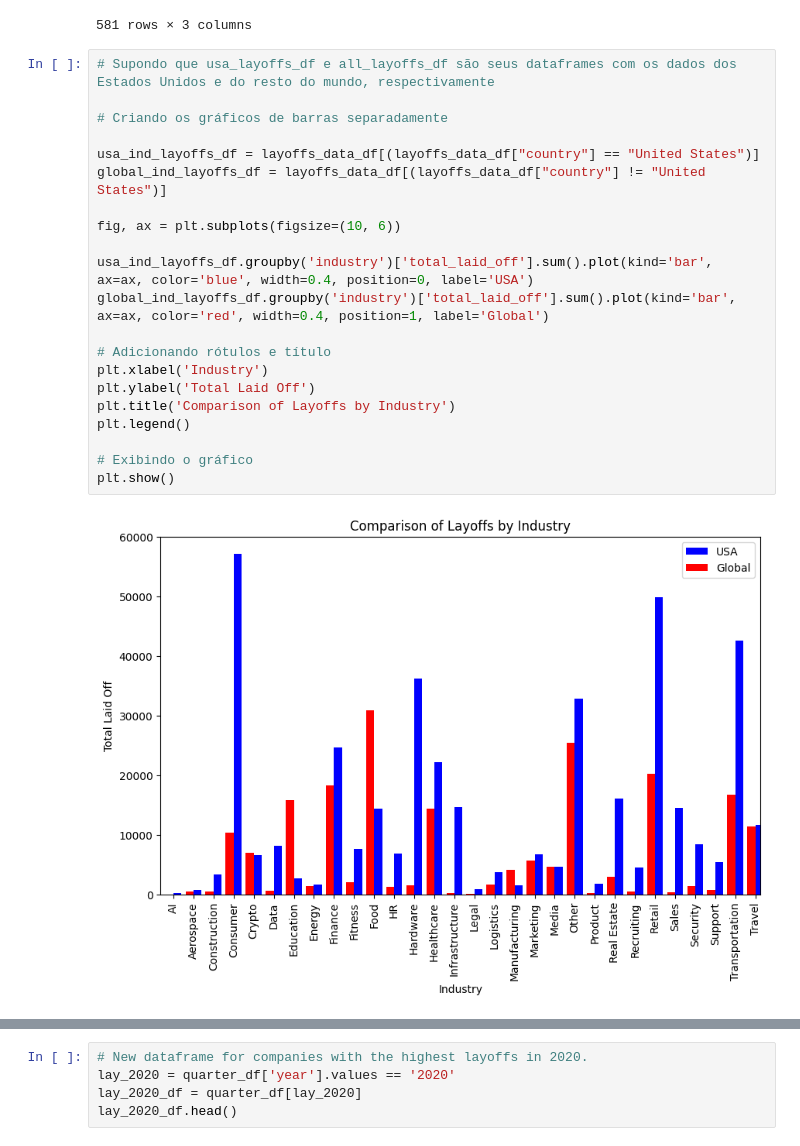
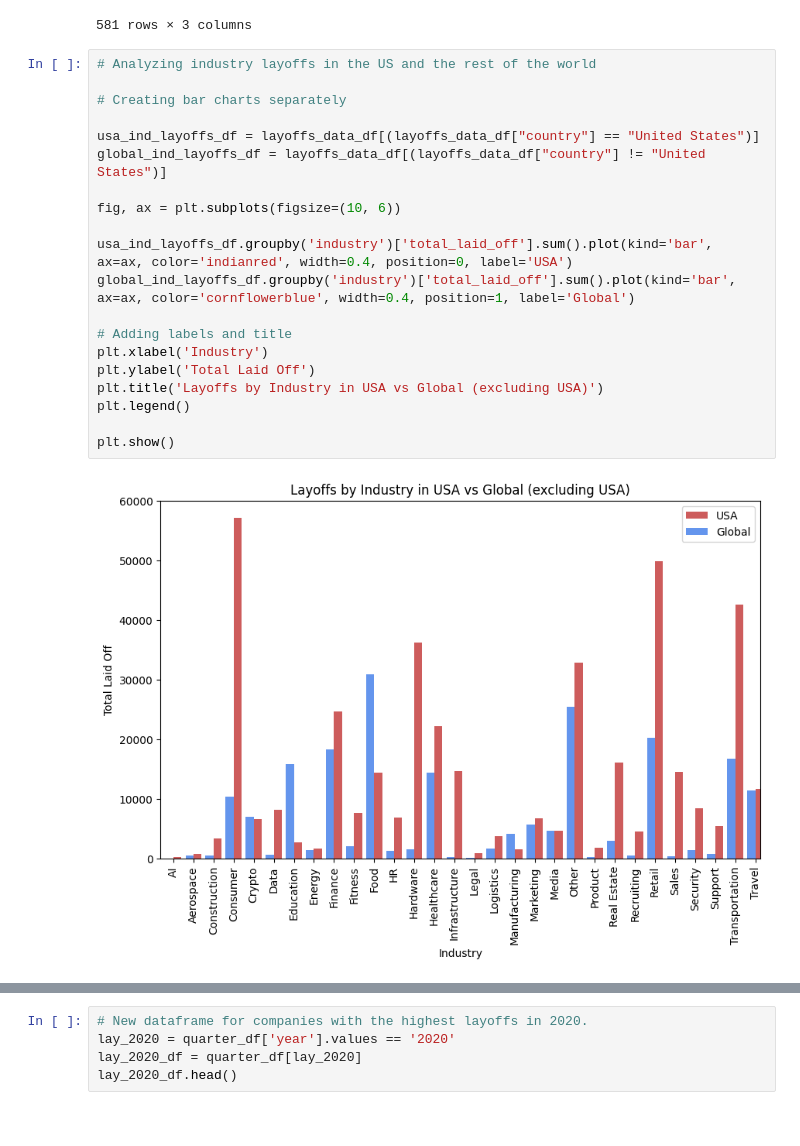
Before and after one commit to ocarolinne/ucb-data-project1, a Jupyter notebook: layoff_analysis.ipynb, the cells around one changed output, grey strips where cells are left out. Cells and saved outputs as stored; diff of their text form.

```diff
--- a/layoff_analysis.ipynb
+++ b/layoff_analysis.ipynb
@@ -211,25 +215,24 @@ usa_lay_date_sumary
 |  | Travel | 873 | 436.50 | 436.5 |
 581 rows × 3 columns
 # %%
-# Supondo que usa_layoffs_df e all_layoffs_df são seus dataframes com os dados dos Estados Unidos e do resto do mundo, respectivamente
+# Analyzing industry layoffs in the US and the rest of the world
 
-# Criando os gráficos de barras separadamente
+# Creating bar charts separately
 
 usa_ind_layoffs_df = layoffs_data_df[(layoffs_data_df["country"] == "United States")]
 global_ind_layoffs_df = layoffs_data_df[(layoffs_data_df["country"] != "United States")]
 
 fig, ax = plt.subplots(figsize=(10, 6))
 
-usa_ind_layoffs_df.groupby('industry')['total_laid_off'].sum().plot(kind='bar', ax=ax, color='blue', width=0.4, position=0, label='USA')
-global_ind_layoffs_df.groupby('industry')['total_laid_off'].sum().plot(kind='bar', ax=ax, color='red', width=0.4, position=1, label='Global')
+usa_ind_layoffs_df.groupby('industry')['total_laid_off'].sum().plot(kind='bar', ax=ax, color='indianred', width=0.4, position=0, label='USA')
+global_ind_layoffs_df.groupby('industry')['total_laid_off'].sum().plot(kind='bar', ax=ax, color='cornflowerblue', width=0.4, position=1, label='Global')
 
-# Adicionando rótulos e título
+# Adding labels and title
 plt.xlabel('Industry')
 plt.ylabel('Total Laid Off')
-plt.title('Comparison of Layoffs by Industry')
+plt.title('Layoffs by Industry in USA vs Global (excluding USA)')
 plt.legend()
 
-# Exibindo o gráfico
 plt.show()
 # %% [output]
-[figure, old version]
+[figure, new version]
```
Also changed, not shown: parts of 42 cells of this notebook, 7 other files.
